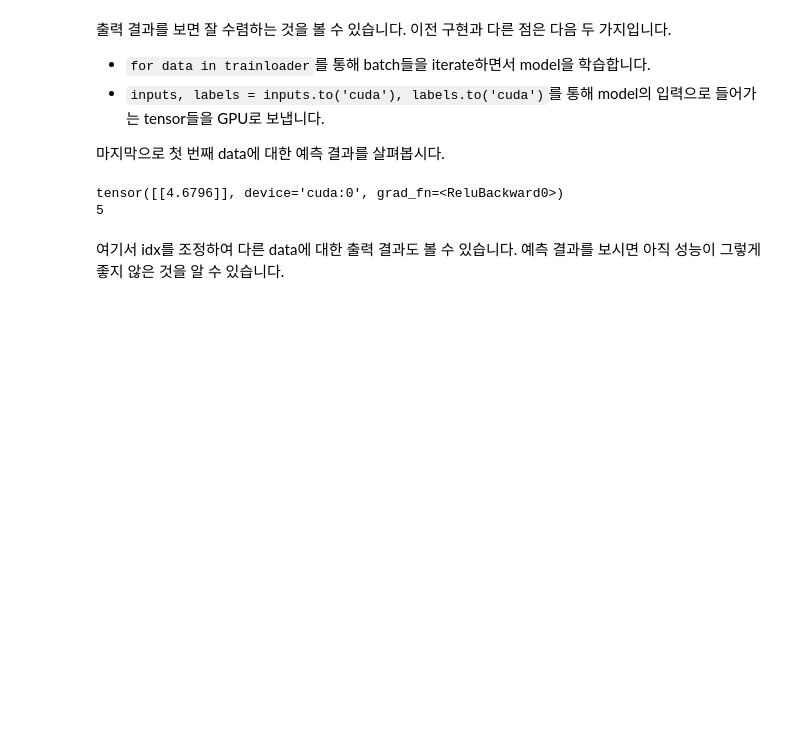
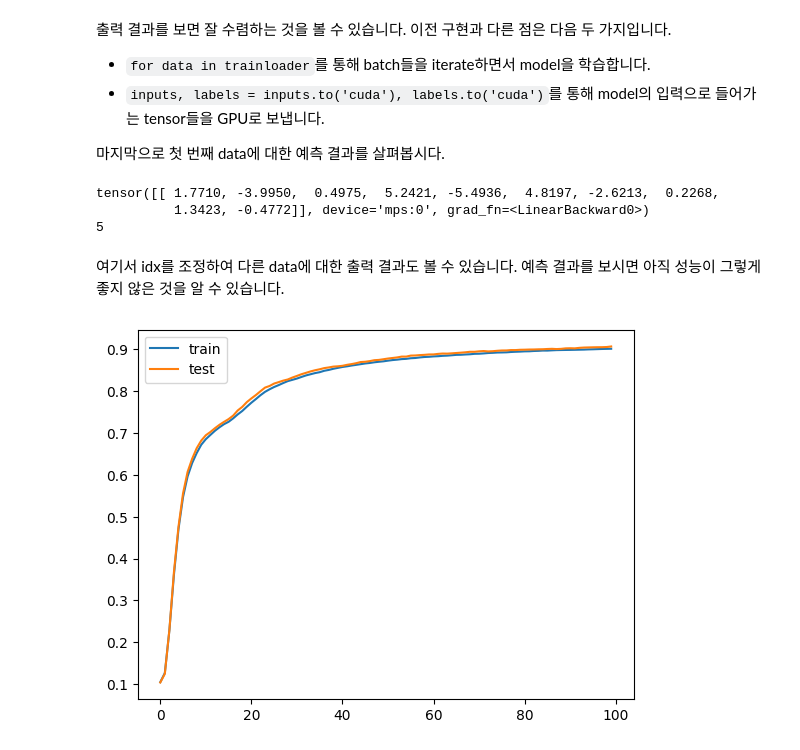
Before and after one commit to hanghae-plus-AI/AI-1-tolluset, a Jupyter notebook: week1/1-basic.ipynb, the cells around one changed output. Saved outputs shown, nothing was run; the diff lists cells and outputs as text; code cells hidden in the pictures; blank space fills up the shorter version.

```diff
--- a/week1/1-basic.ipynb
+++ b/week1/1-basic.ipynb
@@ -108,12 +93,12 @@ from torch import nn
 
 
 class Model(nn.Module):
-  def __init__(self, input_dim, n_dim):
+  def __init__(self, input_dim, n_dim, label_dim):
     super().__init__()
 
     self.layer1 = nn.Linear(input_dim, n_dim)
     self.layer2 = nn.Linear(n_dim, n_dim)
-    self.layer3 = nn.Linear(n_dim, 1)
+    self.layer3 = nn.Linear(n_dim, label_dim)
 
     self.act = nn.ReLU()
 
@@ -121,12 +106,12 @@ class Model(nn.Module):
     x = torch.flatten(x, start_dim=1)
     x = self.act(self.layer1(x))
     x = self.act(self.layer2(x))
-    x = self.act(self.layer3(x))
+    x = self.layer3(x)
 
     return x
 
 
-model = Model(28 * 28 * 1, 1024)
+model = Model(28 * 28 * 1, 1024, 10)
 # %% [markdown]
 이전의 2-layer MLP와 유사한 형태임을 알 수 있습니다.
 여기서 특이사항은 `forward`의 첫 번째 줄에 `torch.flatten`을 사용한다는 것입니다.
@@ -140,7 +125,7 @@ model = Model(28 * 28 * 1, 1024)
 from torch.optim import SGD
 
 lr = 0.001
-model = model.to('cuda')
+model = model.to(backend)
 
 optimizer = SGD(model.parameters(), lr=lr)
 # %% [markdown]
@@ -151,19 +152,31 @@ MNIST 부터는 모델과 data가 커지면서 훨씬 많은 행렬 연산이
 # %%
 n_epochs = 100
 
+train_accs = []
+test_accs = []
+
 for epoch in range(n_epochs):
+
   total_loss = 0.
+
   for data in trainloader:
     model.zero_grad()
+
     inputs, labels = data
-    inputs, labels = inputs.to('cuda'), labels.to('cuda')
+    inputs, labels = inputs.to(backend), labels.to(backend)
 
     preds = model(inputs)
-    loss = (preds[:, 0] - labels).pow(2).mean()
+
+    loss_fn = nn.CrossEntropyLoss()
+    loss = loss_fn(preds, labels)
+
     loss.backward()
     optimizer.step()
 
     total_loss += loss.item()
 
+  train_accs.append(accuracy(model, trainloader))
+  test_accs.append(accuracy(model, testloader))
+
   print(f"Epoch {epoch:3d} | Loss: {total_loss}")
 # %% [output]
@@ -195,13 +208,29 @@ Epoch  99 | Loss: 109.0816982164979
 idx = 0
 
 x = trainset[idx][0][None]  # (1, 1, 28, 28)
-x = x.to('cuda')
+x = x.to(backend)
 
 print(model(x))
 print(trainset[idx][1])
 # %% [output]
-tensor([[4.6796]], device='cuda:0', grad_fn=<ReluBackward0>)
+tensor([[ 1.7710, -3.9950,  0.4975,  5.2421, -5.4936,  4.8197, -2.6213,  0.2268,
+          1.3423, -0.4772]], device='mps:0', grad_fn=<LinearBackward0>)
 5
 # %% [markdown]
 여기서 idx를 조정하여 다른 data에 대한 출력 결과도 볼 수 있습니다.
 예측 결과를 보시면 아직 성능이 그렇게 좋지 않은 것을 알 수 있습니다.
+# %%
+import numpy as np
+
+def plot_acc(train_accs, test_accs, label1='train', label2='test'):
+  x = np.arange(len(train_accs))
+
+  plt.plot(x, train_accs, label=label1)
+  plt.plot(x, test_accs, label=label2)
+  plt.legend()
+  plt.show()
+
+
+plot_acc(train_accs, test_accs)
+# %% [output]
+[figure, added]
```
Also changed, not shown: parts of 9 cells of this notebook.
